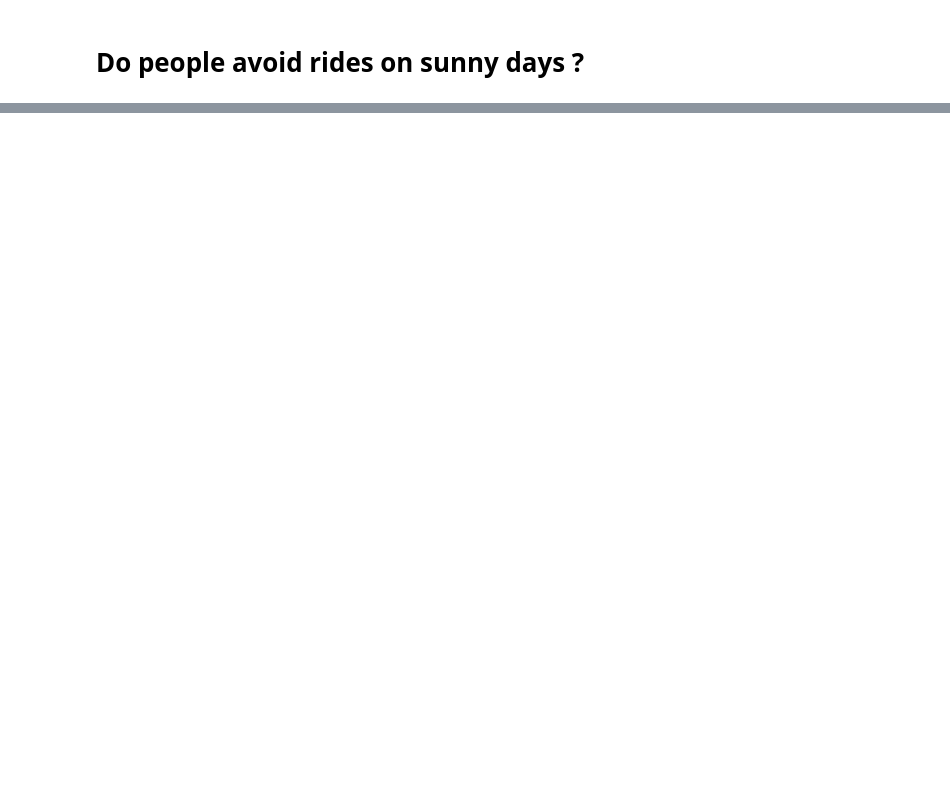
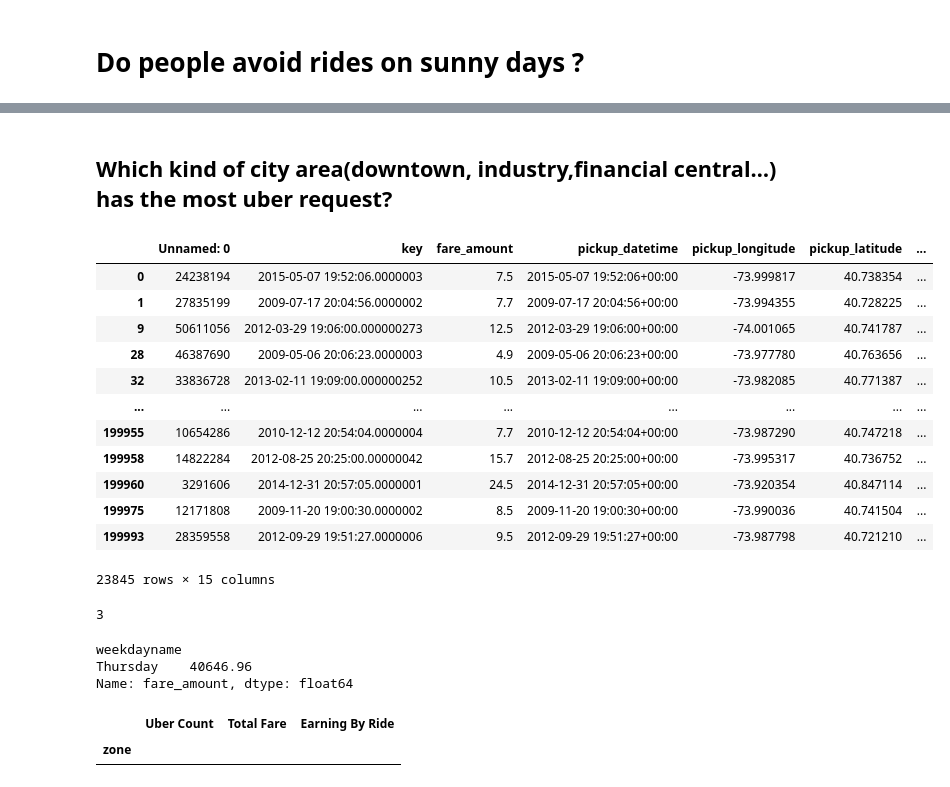
Before and after one commit to KevinZhuangC/project-1, a Jupyter notebook: project1-Group3.ipynb, the cells around one changed output, grey strips where cells are left out. Saved outputs shown, nothing was run; the diff lists cells and outputs as text; code cells hidden in the pictures; blank space fills up the shorter version.

```diff
--- a/project1-Group3.ipynb
+++ b/project1-Group3.ipynb
@@ -379,0 +498,28 @@ plt.show()
+# %% [markdown]
+## Which kind of city area(downtown, industry,financial central…) has the most uber request?
+# %%
+# get the area of the city with the highest number of requests in the peak request hour
+
+uber_new2 = uber_new1[uber_new1['Range per hour'] == "18-20"]
+uber_new2
+# %% [output]
+|  | Unnamed: 0 | key | fare_amount | pickup_datetime | pickup_longitude | pickup_latitude | ... |
+| 0 | 24238194 | 2015-05-07 19:52:06.0000003 | 7.5 | 2015-05-07 19:52:06+00:00 | -73.999817 | 40.738354 | ... |
+| 1 | 27835199 | 2009-07-17 20:04:56.0000002 | 7.7 | 2009-07-17 20:04:56+00:00 | -73.994355 | 40.728225 | ... |
+| 9 | 50611056 | 2012-03-29 19:06:00.000000273 | 12.5 | 2012-03-29 19:06:00+00:00 | -74.001065 | 40.741787 | ... |
+| 28 | 46387690 | 2009-05-06 20:06:23.0000003 | 4.9 | 2009-05-06 20:06:23+00:00 | -73.977780 | 40.763656 | ... |
+| 32 | 33836728 | 2013-02-11 19:09:00.000000252 | 10.5 | 2013-02-11 19:09:00+00:00 | -73.982085 | 40.771387 | ... |
+| ... | ... | ... | ... | ... | ... | ... | ... |
+| 199955 | 10654286 | 2010-12-12 20:54:04.0000004 | 7.7 | 2010-12-12 20:54:04+00:00 | -73.987290 | 40.747218 | ... |
+| 199958 | 14822284 | 2012-08-25 20:25:00.00000042 | 15.7 | 2012-08-25 20:25:00+00:00 | -73.995317 | 40.736752 | ... |
+| 199960 | 3291606 | 2014-12-31 20:57:05.0000001 | 24.5 | 2014-12-31 20:57:05+00:00 | -73.920354 | 40.847114 | ... |
+| 199975 | 12171808 | 2009-11-20 19:00:30.0000002 | 8.5 | 2009-11-20 19:00:30+00:00 | -73.990036 | 40.741504 | ... |
+| 199993 | 28359558 | 2012-09-29 19:51:27.0000006 | 9.5 | 2012-09-29 19:51:27+00:00 | -73.987798 | 40.721210 | ... |
+23845 rows × 15 columns
+# %%
+
+count_days = uber_new2['weekday'].value_counts()
+max_weekday = count_days.idxmax()
+print(max_weekday)
+# %% [output]
+3
@@ -379,0 +560,23 @@ plt.show()
+# %%
+# day of the week with the highest request within the peak hour with the highest request
+uber_earnings2 = uber_new3.groupby(["weekdayname"])["fare_amount"].sum()
+uber_earnings2
+# %% [output]
+weekdayname
+Thursday    40646.96
+Name: fare_amount, dtype: float64
+# %%
+#  Calculate averages for the desired columns.
+uber_count = uber_new3.groupby(["zone"])["zone"].count()
+uber_earnings = uber_new3.groupby(["zone"])["fare_amount"].sum()
+
+
+# Assemble into DataFrame
+
+uber_driver = pd.DataFrame ({"Uber Count":uber_count,"Total Fare": uber_earnings, "Earning By Ride": (uber_earnings/uber_count).round(1)})
+total_rides = uber_driver["Uber Count"].sum()
+# print(total_rides)
+uber_driver
+# %% [output]
+|  | Uber Count | Total Fare | Earning By Ride |
+| zone |  |  |  |
```
Also changed, not shown: parts of 19 cells of this notebook.
